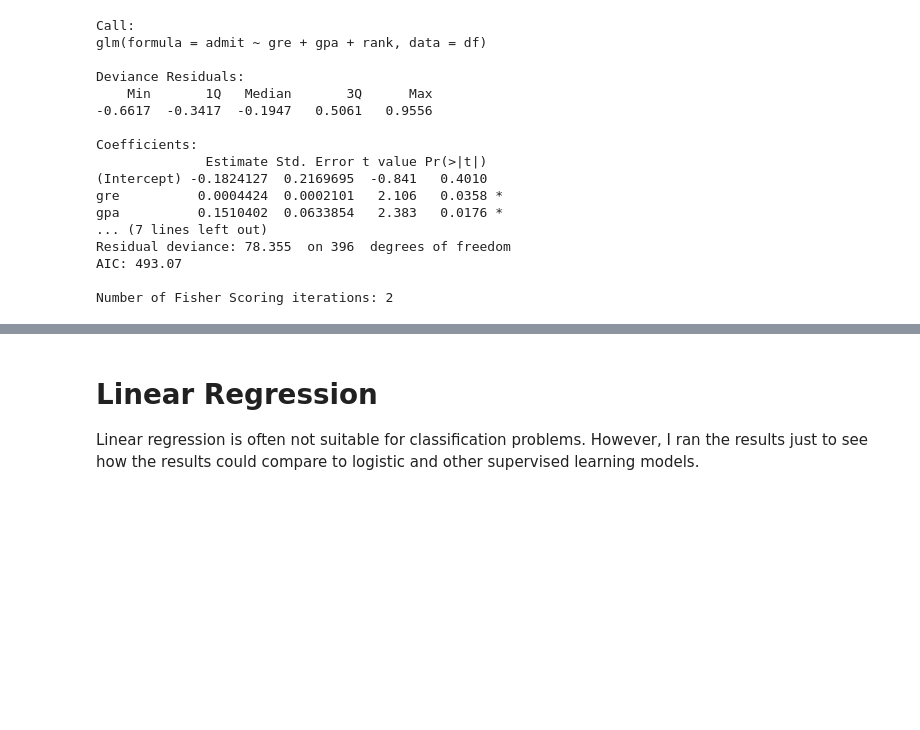
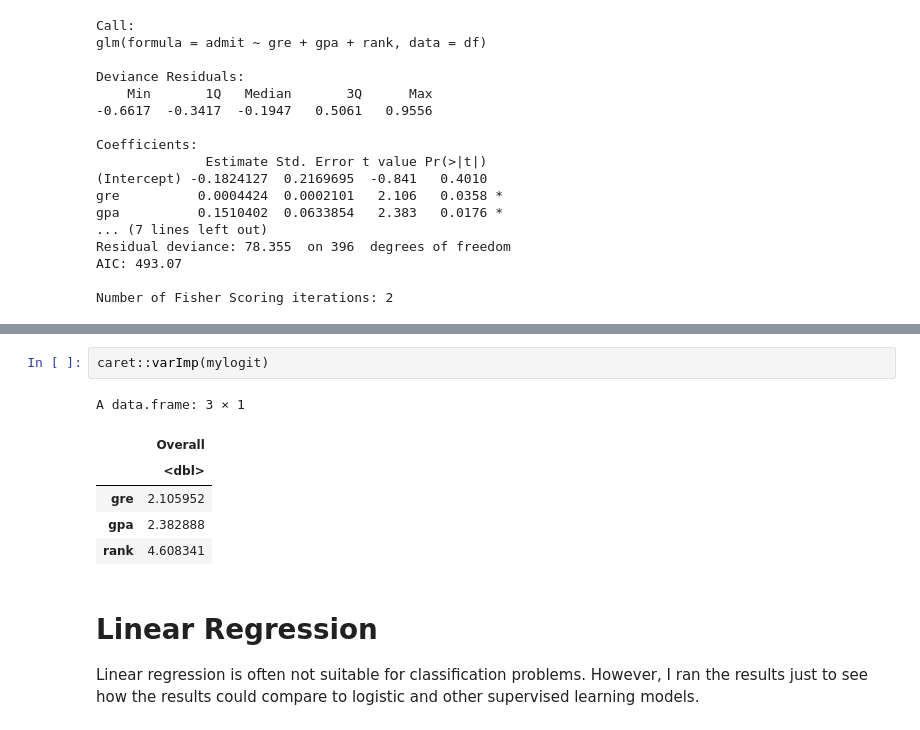
Before and after one commit to ScottySchmidt/AdvancedAnalytics, a Jupyter notebook: Admissions.ipynb, the cells around one changed output, grey strips where cells are left out. Saved outputs shown, nothing was run; the diff lists cells and outputs as text; blank space fills up the shorter version.

```diff
--- a/Admissions.ipynb
+++ b/Admissions.ipynb
@@ -247,3 +253,12 @@ Number of Fisher Scoring iterations: 2
+# %%
+caret::varImp(mylogit)
+# %% [output]
+A data.frame: 3 × 1
+|  | Overall |
+|  | <dbl> |
+| gre | 2.105952 |
+| gpa | 2.382888 |
+| rank | 4.608341 |
 # %% [markdown]
 # Linear Regression
 Linear regression is often not suitable for classification problems. However, I ran the results just to see how the results could compare to logistic and other supervised learning models.
```
Also changed, not shown: parts of 12 cells of this notebook.
